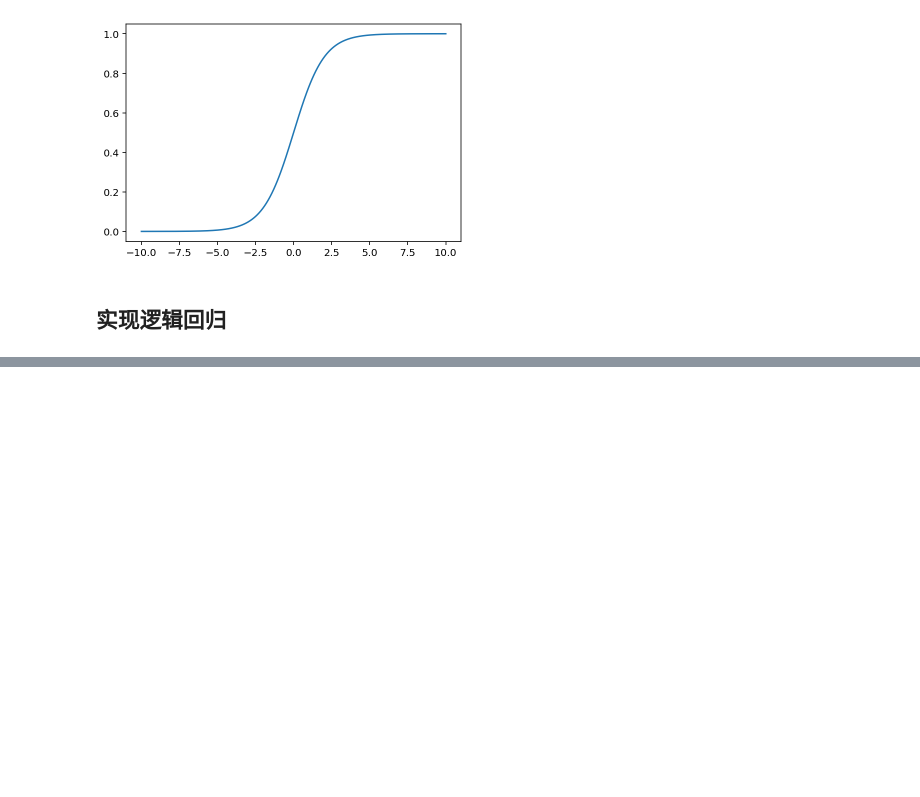
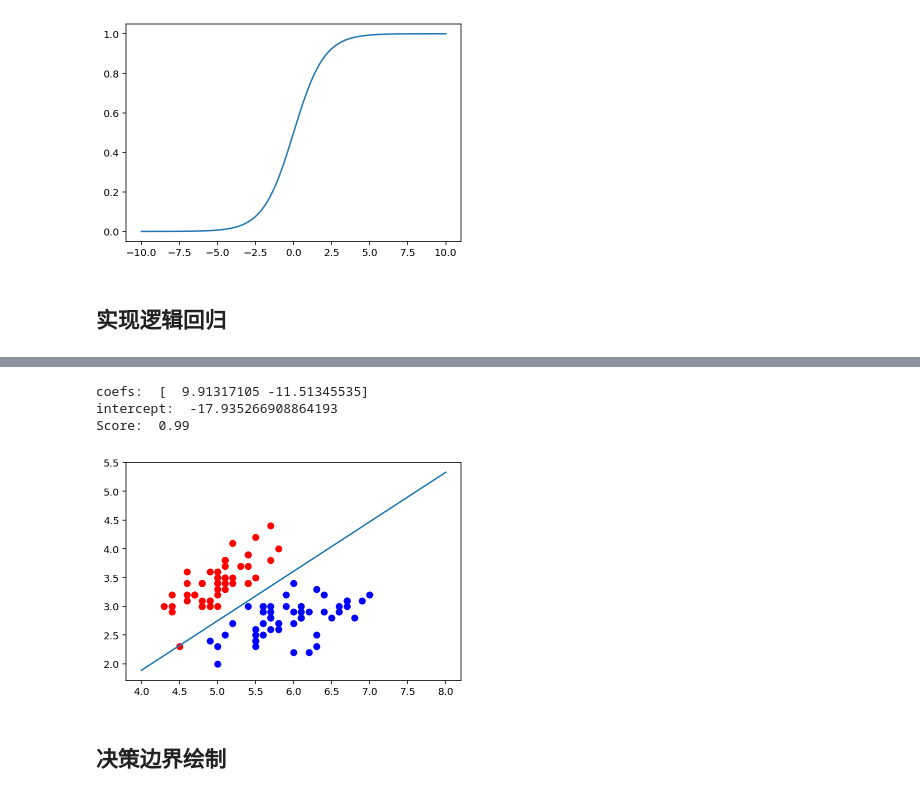
Before and after one commit to clelandgt/machine_learning, a Jupyter notebook: ml_algorithms/逻辑回归.ipynb, the cells around one changed output, grey strips where cells are left out. Cells and saved outputs as stored; diff of their text form; code cells hidden in the pictures; blank space fills up the shorter version.

```diff
--- a/ml_algorithms/逻辑回归.ipynb
+++ b/ml_algorithms/逻辑回归.ipynb
@@ -134,4 +113,0 @@ iris = datasets.load_iris()
-# %%
-# 取前两列特征，target里花的种类也只取两种
-x = iris.data[y<2, :2]
-y = iris.target[y<2]
@@ -137,0 +194,34 @@ y = iris.target[y<2]
+# %%
+from sklearn import datasets
+
+# 只使用两种莺尾花和两个特征
+iris = datasets.load_iris()
+X = iris.data
+y = iris.target
+X = X[y < 2, : 2]
+y = y[y < 2]
+
+# 训练模型
+log_reg = LogisticRegression()
+log_reg.fit(X, y)
+print('coefs: ', log_reg.coefs)
+print('intercept: ', log_reg.intercept)
+print('Score: ', log_reg.score(X, y))
+# %% [output]
+coefs:  [  9.91317105 -11.51345535]
+intercept:  -17.935266908864193
+Score:  0.99
+# %%
+plt.scatter(X[y==0,0], X[y==0,1], color="red")
+plt.scatter(X[y==1,0], X[y==1,1], color="blue")
+
+# 绘制分隔线
+# x1 = np.arange(4, 8, 0.01)
+x1 = np.linspace(4, 8, 1000)
+y1 = x1 * (log_reg.coefs[0]/(-log_reg.coefs[1])) + (log_reg.intercept/-log_reg.coefs[1])
+plt.plot(x1, y1)
+plt.show()
+# %% [output]
+[figure, added]
+# %% [markdown]
+## 决策边界绘制
```
Also changed, not shown: parts of 27 cells of this notebook.
